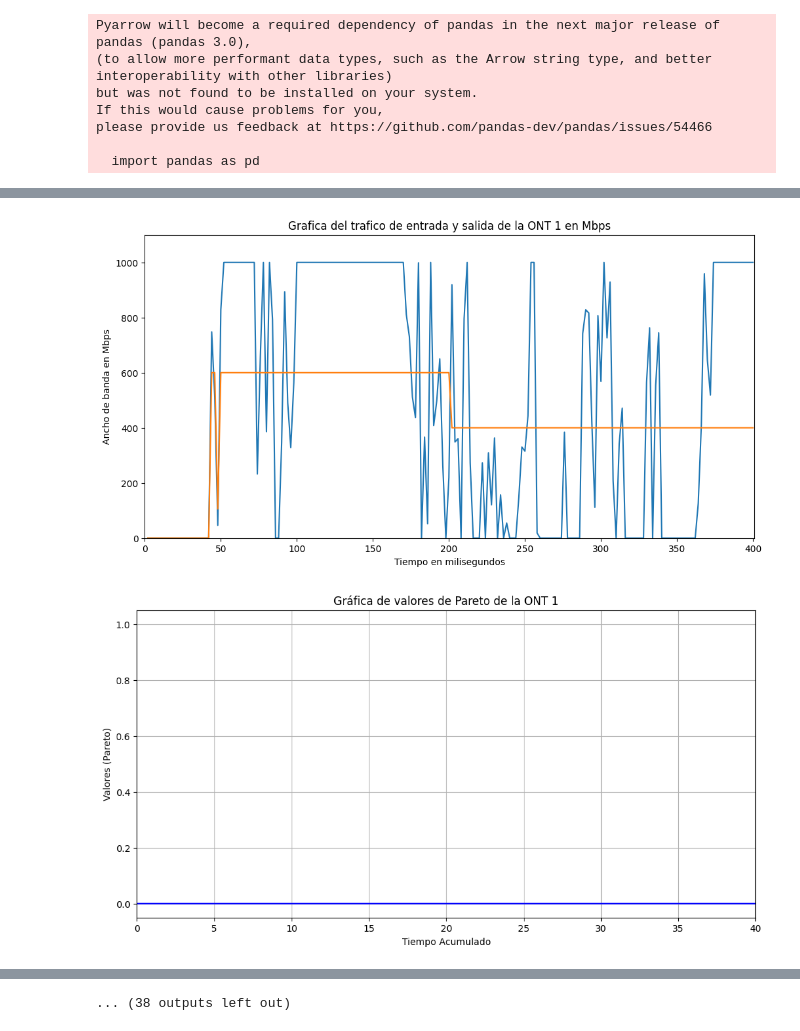
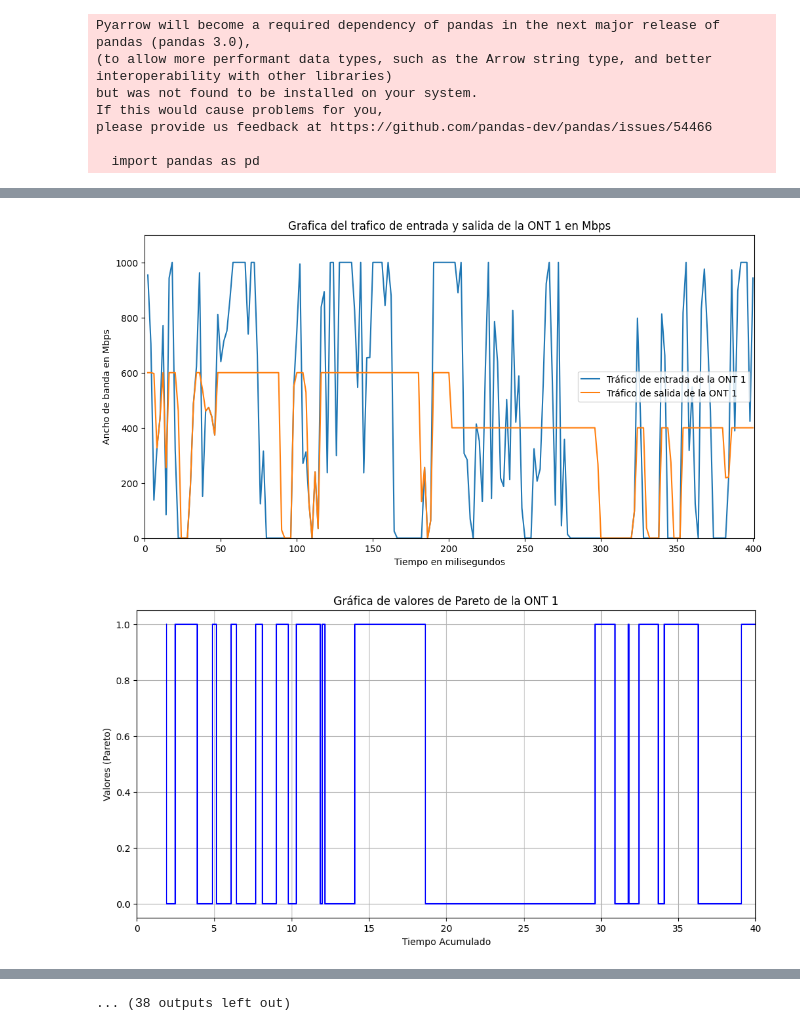
Before and after one commit to dpm1002/TFG-GII-Aprendizaje-por-refuerzo-Reinforcement-Learning-en-redes-opticas-pasivas, a Jupyter notebook: Redes opticas v2.0/Escenario 3/script.ipynb, the cells around one changed output, grey strips where cells are left out. Saved outputs shown, nothing was run; the diff lists cells and outputs as text; code cells hidden in the pictures.

Commit message:
Subida del código final
Actualizaciones de las graficas, valores y subida de los anexos y memoria actualizados.

```diff
--- a/Redes opticas v2.0/Escenario 3/script.ipynb
+++ b/Redes opticas v2.0/Escenario 3/script.ipynb
@@ -109,13 +109,13 @@ if __name__ == "__main__":
     num_ont=16
     #Establecemos el v_max_olt
     #10 Gpbs (XGSPON)
-    v_max_olt=10*10e9
+    v_max_olt=10e9
     #Transmision de cada ciclo
     T=0.002
     #OLT Capacity
     OLT_Capacity=v_max_olt*T
     #Velocidad de transmision contratada, lo ponemos a Vt/5 del Vt de la OLT inicialmente, lo que deberia de ser de maximo 2*10e8 lo que serian 200Mbps
-    vt_contratada=6000000000
+    vt_contratada=600e6
     #Maximo de bits que se pueden transmitir en un ciclo en cada ont por la limitacion de la velocidad contratada
     Max_bits_ONT=vt_contratada*T
     #Numero de ciclos que se van a ejecutar
@@ -190,8 +190,8 @@ if __name__ == "__main__":
     list_transpuesta=transpuesta(list_ont)
 
     # Convertir list_transpuesta a un array NumPy y dividir por 0.002
-    #0.002*10e6(transformacion de bps a Mbps)=20000
-    array_transpuesta = np.array(list_transpuesta) / 20000
+    #0.002*10e6(transformacion de bps a Mbps)=2000
+    array_transpuesta = np.array(list_transpuesta) / 2000
 
     # Convertir array_transpuesta de vuelta a una lista de listas si es necesario
     list_valores_entrada = array_transpuesta.tolist()
@@ -200,8 +200,8 @@ if __name__ == "__main__":
 
 
     # Convertir list_transpuesta a un array NumPy y dividir por 0.002
-    #0.002*10e6(transformacion de bps a Mbps)=20000
-    array_transpuesta_2 = np.array(list_transpuesta_2) / 20000
+    #0.002*10e6(transformacion de bps a Mbps)=2000
+    array_transpuesta_2 = np.array(list_transpuesta_2) / 2000
 
     # Convertir array_transpuesta de vuelta a una lista de listas si es necesario
     list_valores_salida = array_transpuesta_2.tolist()
@@ -236,9 +236,10 @@ if __name__ == "__main__":
         plt.xlim(0, 2 * n_ciclos + 1)  # Ajustamos xlim para acomodar el nuevo rango de x
         plt.xlabel('Tiempo en milisegundos')
         plt.ylabel('Ancho de banda en Mbps')
-        plt.plot(nuevo_x, list_valores_entrada[i], label=f'Grafica de la ONT {i+1}')
-        plt.plot(nuevo_x, list_valores_salida[i], label=f'Grafica del trafico de entrada y salida de la ONT {i+1}')
+        plt.plot(nuevo_x, list_valores_entrada[i], label=f'Tráfico de entrada de la ONT {i+1}')
+        plt.plot(nuevo_x, list_valores_salida[i], label=f'Tráfico de salida de la ONT {i+1}')
         plt.title(f'Grafica del trafico de entrada y salida de la ONT {i+1} en Mbps')
+        plt.legend()
         plt.show()
 
         #Hacemos una funcion para la realizacion correcta de los valores para la grafica de pareto de ON y OFF de cada ONT
@@ -270,4 +271,4 @@ Using cpu device
 |    total_timesteps | 16384 |
 ------------------------------
-[figure, old version]
+[figure, new version]
-[figure, old version]
+[figure, new version]
```
Also changed, not shown: parts of 1 cell of this notebook, 5 other files.
